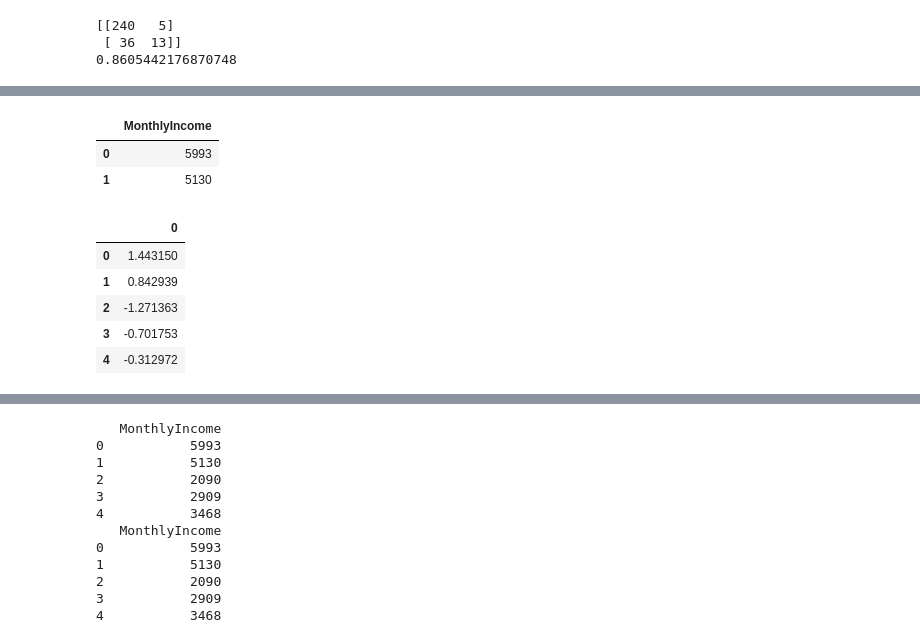
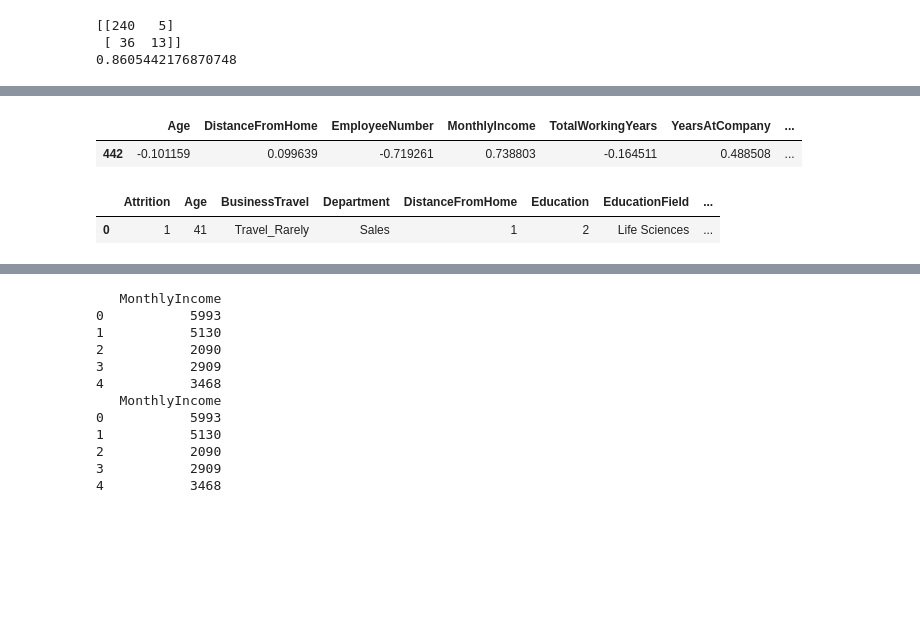
Before and after one commit to 24akhil/employee-churn-notebook, a Jupyter notebook: Employee_attrition_prediction.ipynb, the cells around one changed output, grey strips where cells are left out. Saved outputs shown, nothing was run; the diff lists cells and outputs as text; code cells hidden in the pictures; blank space fills up the shorter version.

```diff
--- a/Employee_attrition_prediction.ipynb
+++ b/Employee_attrition_prediction.ipynb
@@ -553,18 +601,13 @@ xtest.head()
+# %%
+xtest.head(1)
+# %% [output]
+|  | Age | DistanceFromHome | EmployeeNumber | MonthlyIncome | TotalWorkingYears | YearsAtCompany | ... |
+| 442 | -0.101159 | 0.099639 | -0.719261 | 0.738803 | -0.164511 | 0.488508 | ... |
 # %%
-data[['MonthlyIncome']].head(2)
+data.head(1)
 # %% [output]
-|  | MonthlyIncome |
-| 0 | 5993 |
-| 1 | 5130 |
+|  | Attrition | Age | BusinessTravel | Department | DistanceFromHome | Education | EducationField | ... |
+| 0 | 1 | 41 | Travel_Rarely | Sales | 1 | 2 | Life Sciences | ... |
 # %%
 testDf = [[5993], [5130],[2090],[2909],[3468]]
 testDf = pd.DataFrame(testDf, columns = ['MonthlyIncome'])
-# %%
-pd.DataFrame(scaler.fit_transform(testDf[['MonthlyIncome']])).head()
-# %% [output]
-|  | 0 |
-| 0 | 1.443150 |
-| 1 | 0.842939 |
-| 2 | -1.271363 |
-| 3 | -0.701753 |
-| 4 | -0.312972 |
```
Also changed, not shown: parts of 15 cells of this notebook, 6 other files.
